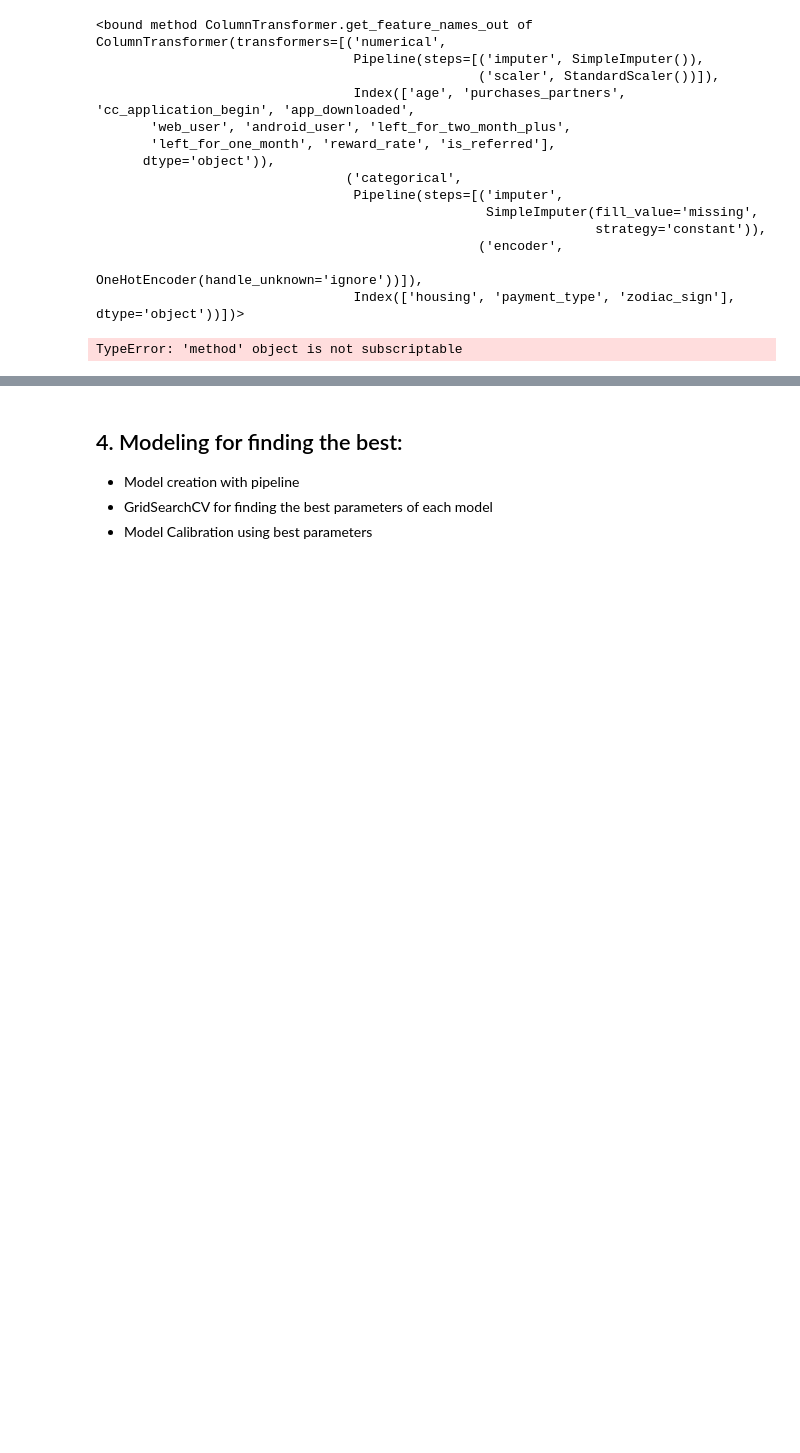
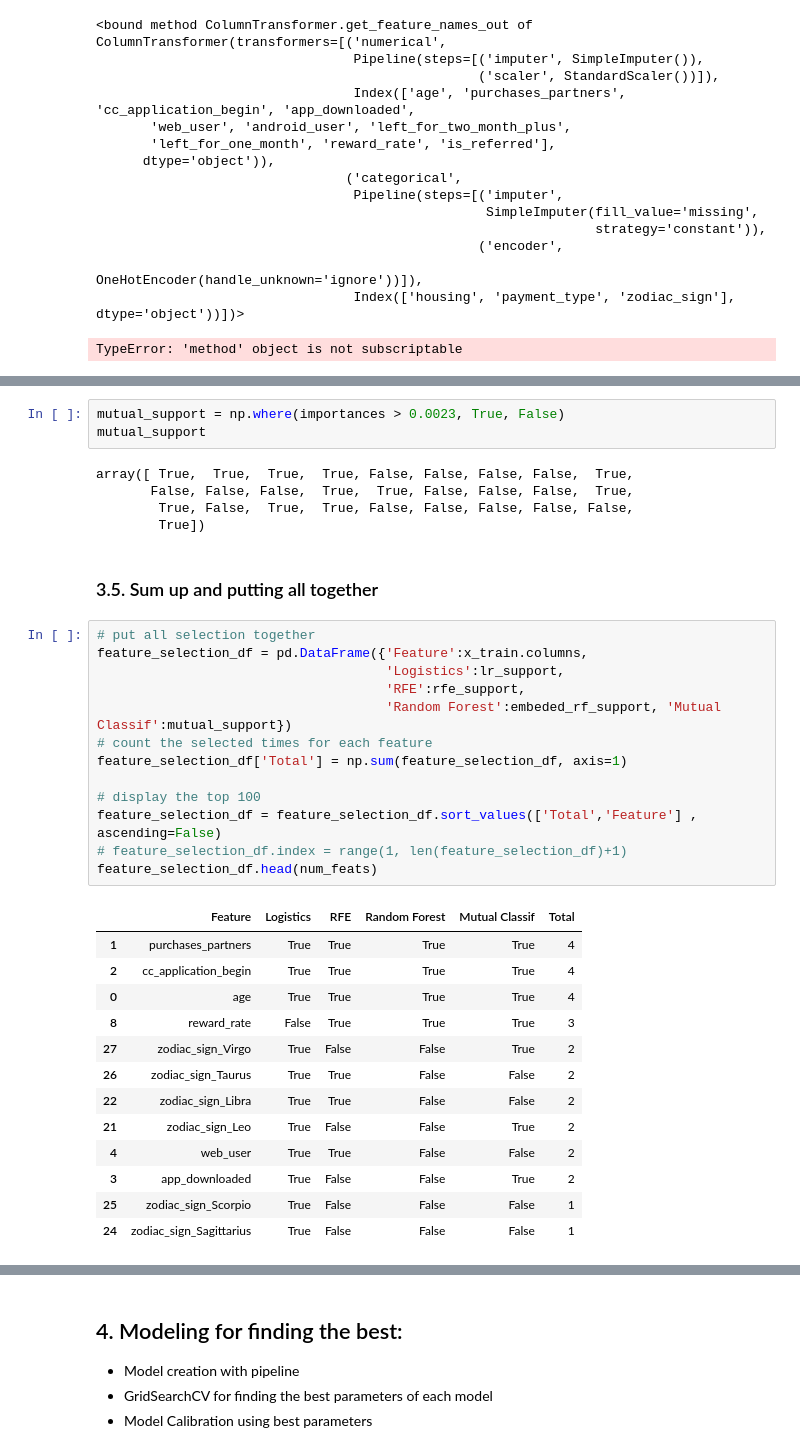
Before and after one commit to yonkeenn/projectChurnRate, a Jupyter notebook: projectChurnRate_Modelling&Evaluation.ipynb, the cells around one changed output, grey strips where cells are left out. Saved outputs shown, nothing was run; the diff lists cells and outputs as text; blank space fills up the shorter version.

```diff
--- a/projectChurnRate_Modelling&Evaluation.ipynb
+++ b/projectChurnRate_Modelling&Evaluation.ipynb
@@ -242,0 +364,37 @@ TypeError: 'method' object is not subscriptable
+# %%
+mutual_support = np.where(importances > 0.0023, True, False)
+mutual_support
+# %% [output]
+array([ True,  True,  True,  True, False, False, False, False,  True,
+       False, False, False,  True,  True, False, False, False,  True,
+        True, False,  True,  True, False, False, False, False, False,
+        True])
+# %% [markdown]
+### 3.5. Sum up and putting all together
+# %%
+# put all selection together
+feature_selection_df = pd.DataFrame({'Feature':x_train.columns,
+                                     'Logistics':lr_support,
+                                     'RFE':rfe_support,
+                                     'Random Forest':embeded_rf_support, 'Mutual Classif':mutual_support})
+# count the selected times for each feature
+feature_selection_df['Total'] = np.sum(feature_selection_df, axis=1)
+
+# display the top 100
+feature_selection_df = feature_selection_df.sort_values(['Total','Feature'] , ascending=False)
+# feature_selection_df.index = range(1, len(feature_selection_df)+1)
+feature_selection_df.head(num_feats)
+# %% [output]
+|  | Feature | Logistics | RFE | Random Forest | Mutual Classif | Total |
+| 1 | purchases_partners | True | True | True | True | 4 |
+| 2 | cc_application_begin | True | True | True | True | 4 |
+| 0 | age | True | True | True | True | 4 |
+| 8 | reward_rate | False | True | True | True | 3 |
+| 27 | zodiac_sign_Virgo | True | False | False | True | 2 |
+| 26 | zodiac_sign_Taurus | True | True | False | False | 2 |
+| 22 | zodiac_sign_Libra | True | True | False | False | 2 |
+| 21 | zodiac_sign_Leo | True | False | False | True | 2 |
+| 4 | web_user | True | True | False | False | 2 |
+| 3 | app_downloaded | True | False | False | True | 2 |
+| 25 | zodiac_sign_Scorpio | True | False | False | False | 1 |
+| 24 | zodiac_sign_Sagittarius | True | False | False | False | 1 |
```
Also changed, not shown: parts of 31 cells of this notebook, 1 other file.
